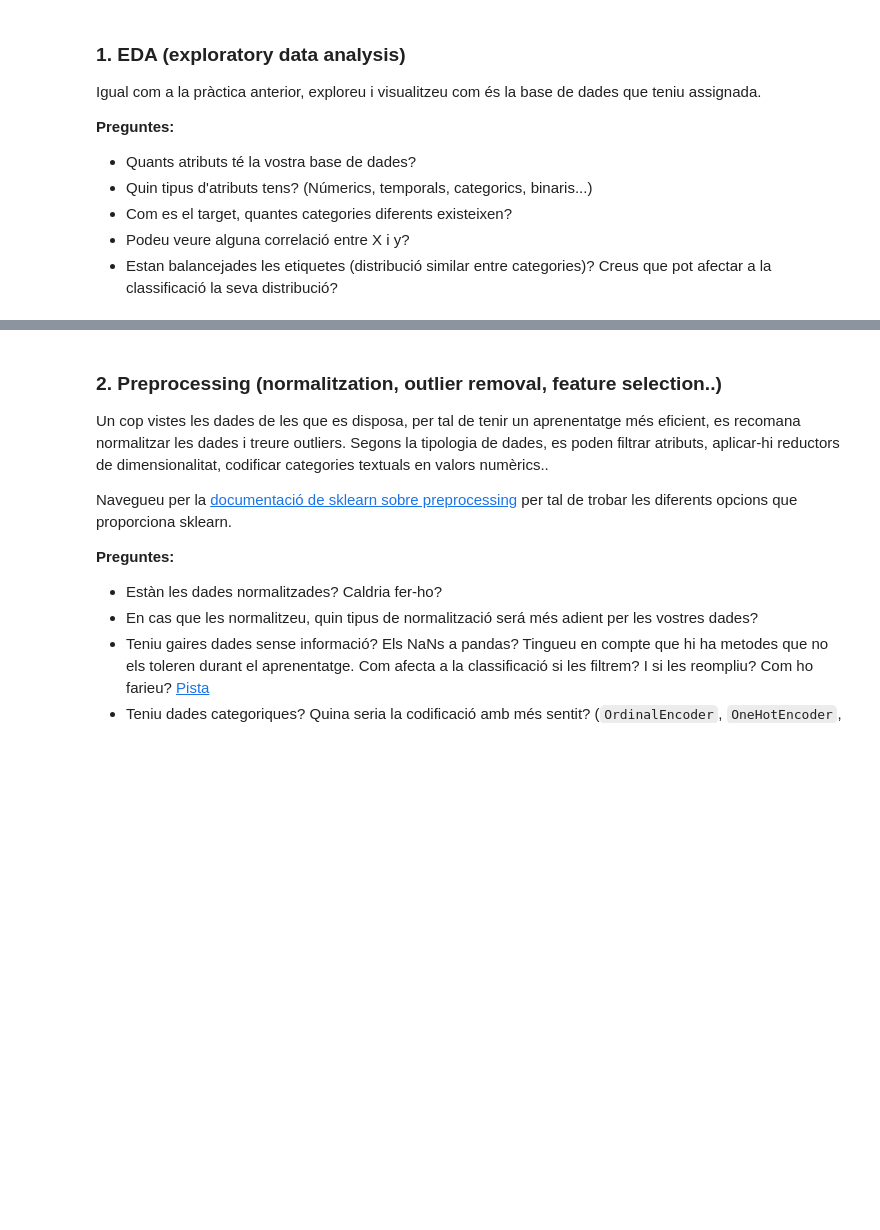
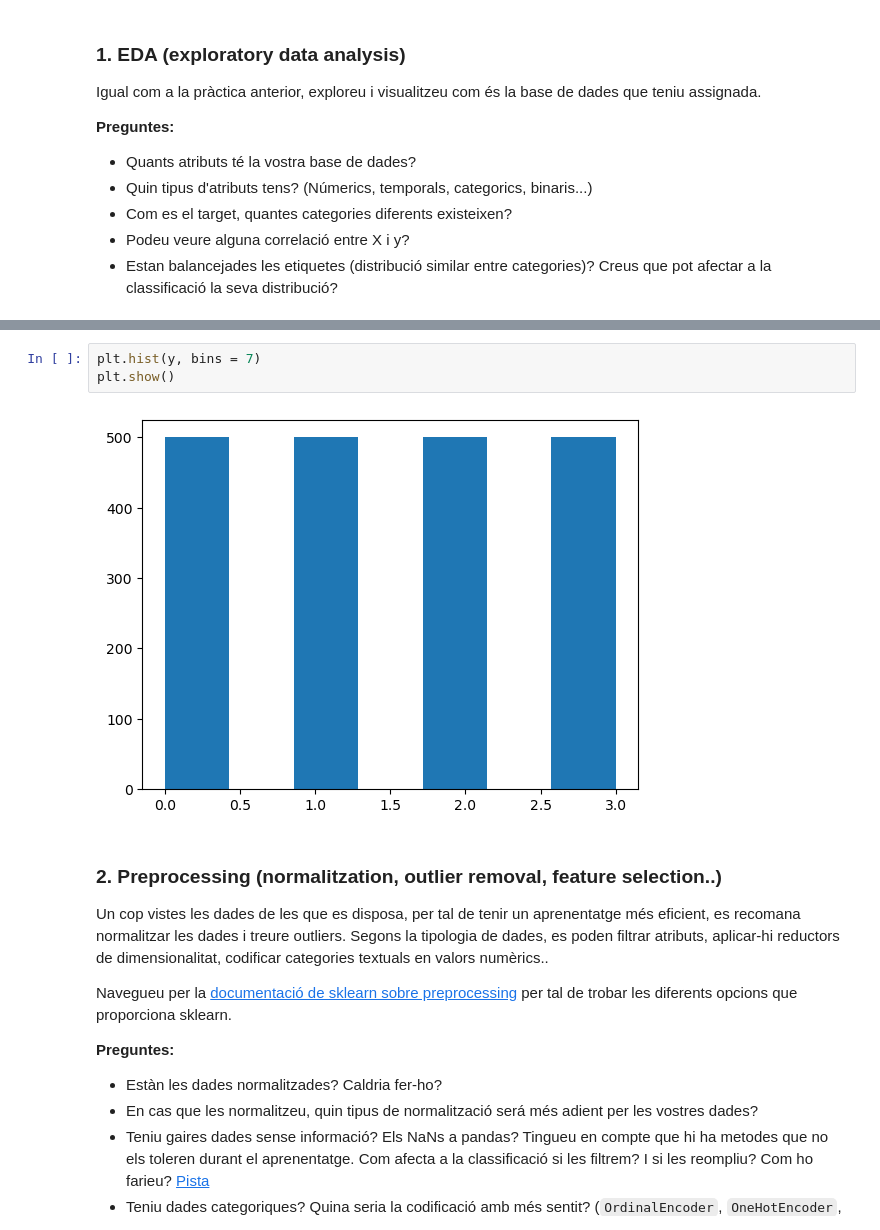
Before and after one commit to jonaprg/APC-Classificacio, a Jupyter notebook: Practica2-Classificacio2022GEI.ipynb, the cells around one changed output, grey strips where cells are left out. Saved outputs shown, nothing was run; the diff lists cells and outputs as text; blank space fills up the shorter version.

```diff
--- a/Practica2-Classificacio2022GEI.ipynb
+++ b/Practica2-Classificacio2022GEI.ipynb
@@ -254,3 +314,8 @@ Igual com a la pràctica anterior, exploreu i visualitzeu com és la base de dad
+# %%
+plt.hist(y, bins = 7)
+plt.show()
+# %% [output]
+[figure, added]
 # %% [markdown]
 ### 2. Preprocessing (normalitzation, outlier removal, feature selection..)
 Un cop vistes les dades de les que es disposa, per tal de tenir un aprenentatge més eficient, es recomana normalitzar les dades i treure outliers. Segons la tipologia de dades, es poden filtrar atributs, aplicar-hi reductors de dimensionalitat, codificar categories textuals en valors numèrics..
```
Also changed, not shown: parts of 15 cells of this notebook.
